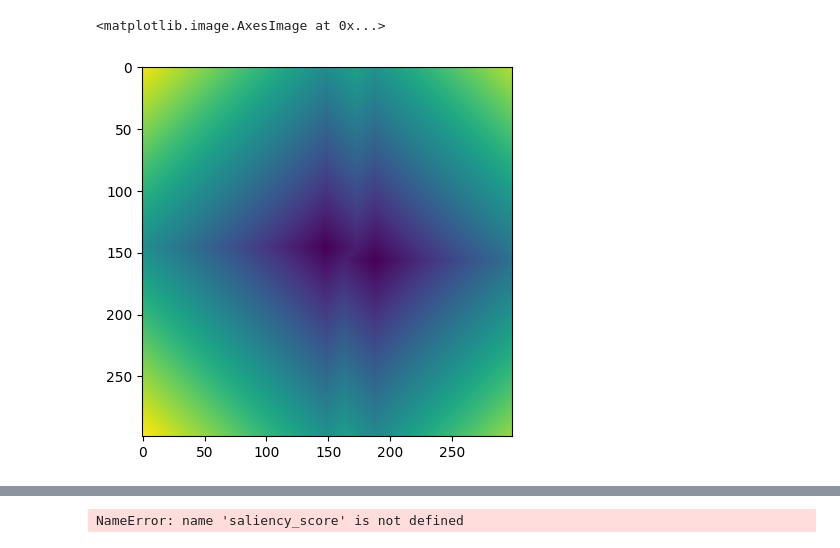
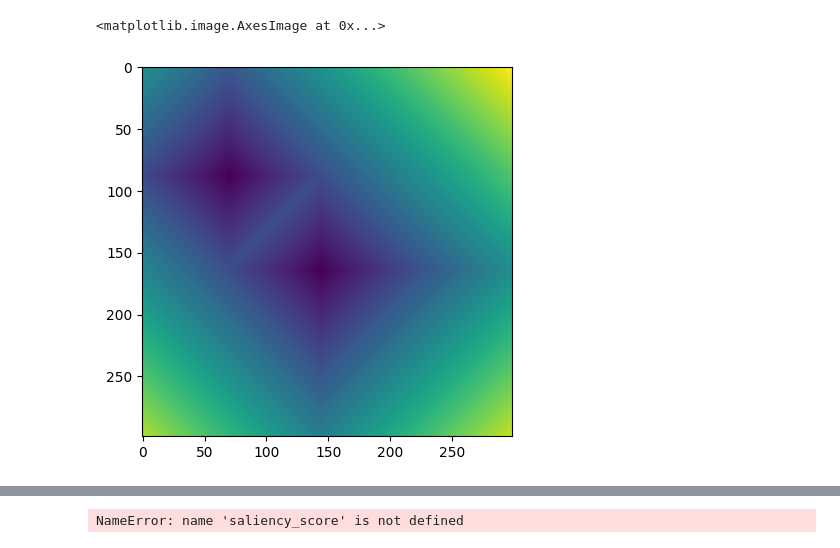
Before and after one commit to AndreasRaaskov/concept_bottleneck, a Jupyter notebook: Salency_score_visulistation.ipynb, the cells around one changed output, grey strips where cells are left out. Saved outputs shown, nothing was run; the diff lists cells and outputs as text; code cells hidden in the pictures.

```diff
--- a/Salency_score_visulistation.ipynb
+++ b/Salency_score_visulistation.ipynb
@@ -96,29 +112,29 @@ plt.show()
 # %%
 height, width = 299,299 # Get the dimensions of the saliency map
 
 # Create coordinate grids for the entire map
 x_coords,y_coords = np.ogrid[:height, :width]
 
+
 distances = []
 
-for target_y, target_x in coordinates[10]:
+for target_y, target_x in coordinates[concept_idx]:
     # Calculate Manhattan distances from each point to the target coordinate
     distances.append(np.abs(y_coords - target_y) + np.abs(x_coords - target_x))
 
     # Calculate Euclidean distances from each point to the target coordinate
     #distances.append(np.sqrt((y_coords - target_y)**2 + (x_coords - target_x)**2))
 
 if len(distances) ==1: #If only one coordinate return the sum of the score
     M = distances[0]
 
 else:
     # If multiple coordinates return the minimum distance for each coordinate
     M = np.stack(distances).min(axis=0)
+plt.imshow(M)
+# %% [output]
+<matplotlib.image.AxesImage at 0x...>
+[figure, added]
-# %%
-plt.imshow(M)
-# %% [output]
-<matplotlib.image.AxesImage at 0x...>
-[figure, removed]
 # %%
 def plot_sailency(img,sailency_map,concept_ids,concept_names,coordinates=None):
     """
```
Also changed, not shown: parts of 10 cells of this notebook, 1 other file.
